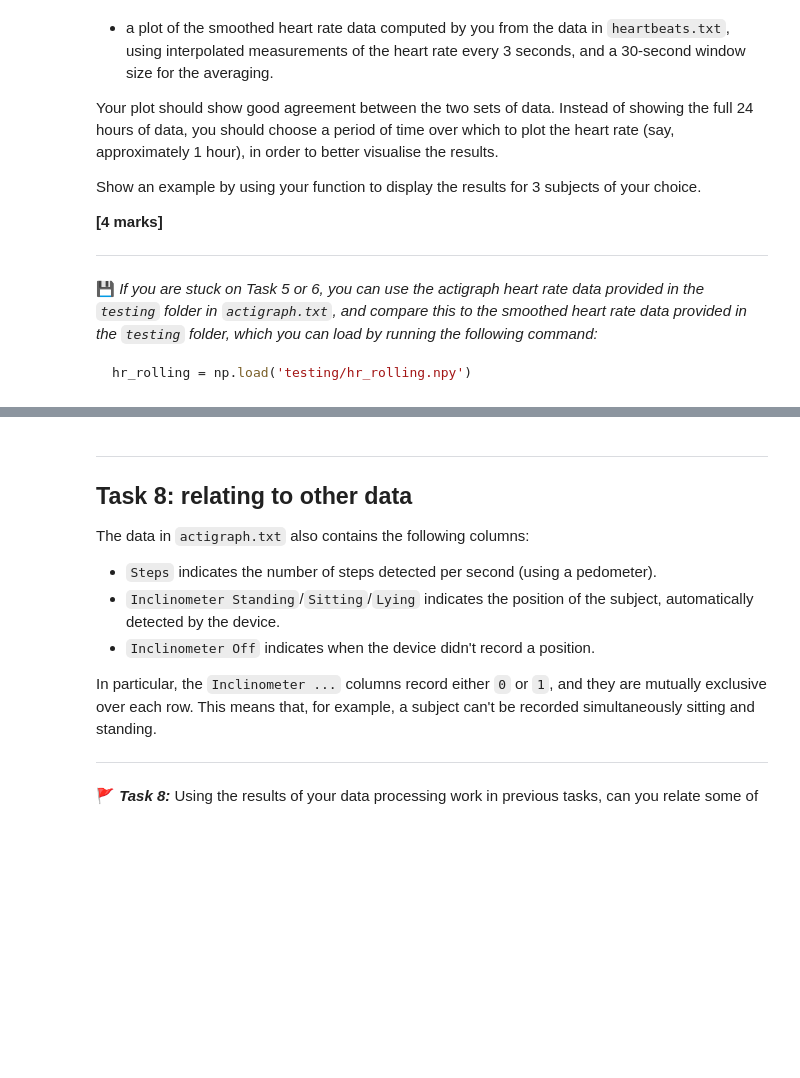
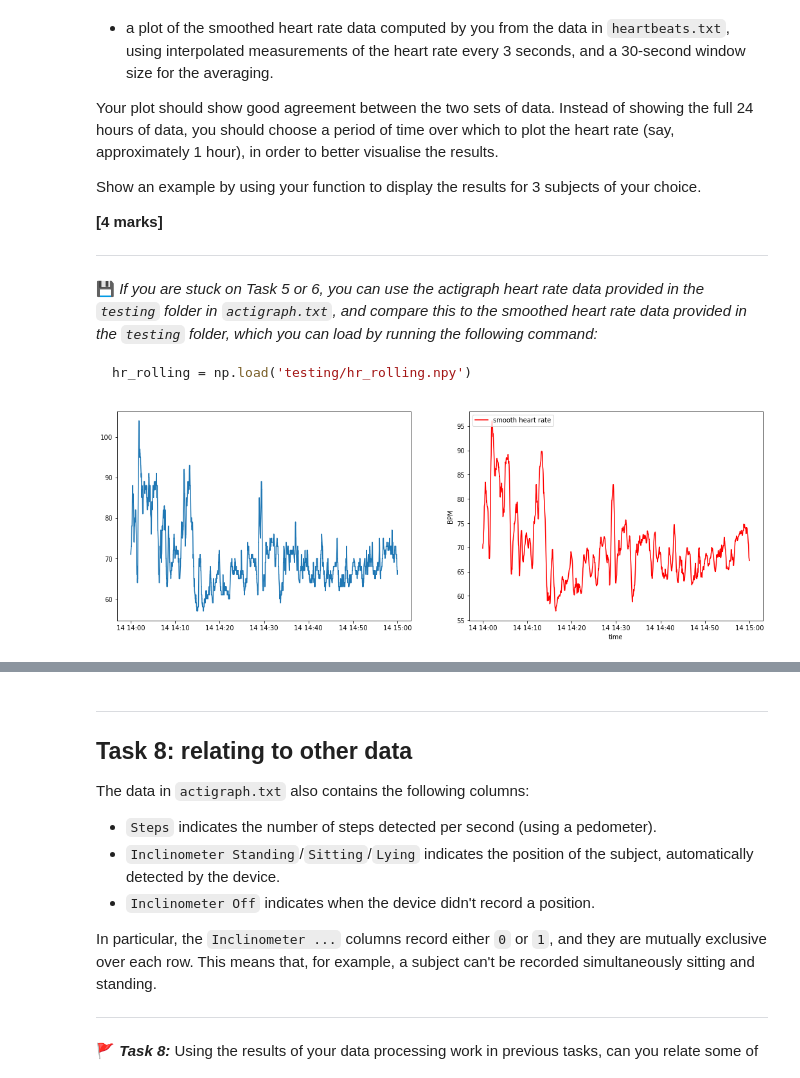
Before and after one commit to yuyuxia112/pp-project-1, a Jupyter notebook: project-1.ipynb, the cells around one changed output, grey strips where cells are left out. Saved outputs shown, nothing was run; the diff lists cells and outputs as text; code cells hidden in the pictures; blank space fills up the shorter version.

````diff
--- a/project-1.ipynb
+++ b/project-1.ipynb
@@ -290,6 +466,21 @@ Note that `hr_rolling` will be shorter than the length of your interpolated hear
 **[4 marks]**
 # %%
 def rolling_average(times, hr, time_delta, window):
+    '''
+    Calculate the moving average to smooth the data
+    input:times(array-datetime64[s]);hr(array-float);time_delta(array-timedelta64),window(array-timedelta64)
+    output:hr_rolling(array-float)
+    '''
+    # Call the function to get the times_interp,hr_interp
+    times_interp,hr_interp = generate_interpolated_hr(times, hr, time_delta)
+    hr_rolling= []
+    n = int(window/time_delta) # calculate the rolling time
+    for i in range(n,len(times_interp)):
+          a = np.sum(hr_interp[i-n+1:i+1])/n # Calculate the average value
+          hr_rolling.append(a)
+
+
+    return hr_rolling
 # %% [markdown]
 ---
 ## Task 7: Putting it all together
@@ -322,4 +513,69 @@ Show an example by using your function to display the results for 3 subjects of
 hr_rolling = np.load('testing/hr_rolling.npy')
 ```
 # %%
+import pandas as pd
 def display_heart_rate(subject):
+    '''
+    Show the heart rate chart for the specified time period
+    input:subject(int)
+    '''
+
+
+    # Create a Chart
+    fig, ax = plt.subplots(1,2,figsize = (18,6))
+
+    # Read the actigraph data and save it to heart_rate_data
+    file = np.loadtxt(f'dataset/subject_{subject}/actigraph.txt',dtype=str,delimiter=',',skiprows=1)
+    heart_rate_data = np.array(file[:,2],dtype = 'float')
+    time = np.array(file[:,1],dtype='datetime64[s]')
+    #point,hr_pointUsed to store time，BPM that meet the conditions
+    data = pd.to_datetime(time[0]).date()
+    start_time = np.datetime64(data) + np.timedelta64(14,'h')
+    end_time = np.datetime64(data) + np.timedelta64(15,'h')
+    point1 = []
+    hr_point1 = []
+
+    for i in range(0,len(time)):
+        if time[i]>=start_time and time[i]<=end_time:#Check whether it is within the specified time
+            point1.append(time[i])
+            hr_point1.append(heart_rate_data[i])
+        elif time[i]> end_time:#over the end time, the loop ends
+            break
+
+    #obtain smoothed heart rate data
+    intervals,times_raw = read_heartbeat_data(subject)
+    hr_raw = hr_from_intervals(intervals)
+    times,hr = clean_data(times_raw, hr_raw, 1, 99)
+    times_interp = generate_interpolated_hr(times, hr, np.timedelta64(3,'s'))[0]
+    hr_rolling = rolling_average(times, hr, np.timedelta64(3,'s'), np.timedelta64(30,'s'))
+    times_rolling = times_interp[10:] #window/ time_delta
+    #point,hr_pointUsed to store time，BPM that meet the conditions
+    point2 = []
+    hr_point2 = []
+    #Check whether the current time range is within the specified time range
+    for i in range(0,len(times_rolling)):
+        if times_rolling[i]>=start_time and times_rolling[i]<=end_time:#Check whether it is within the specified time
+            point2.append(times_rolling[i])
+            hr_point2.append(hr_rolling[i])
+        elif times_rolling[i] > end_time:#over the end time, the loop ends
+            break
+
+
+    #picture
+    ax[0].plot(point1,hr_point1,'-',label = 'heart rate')
+    ax[1].plot(point2,hr_point2,'-',label='smooth heart rate',color = 'r')
+    plt.legend(loc='upper left',fontsize = 10)
+    plt.xlabel('time')
+    plt.ylabel('BPM')
+    plt.show()
+
+# subject1
+display_heart_rate(2)
+
+#subject2
+display_heart_rate(3)
+
+#subject3
+display_heart_rate(4)
+# %% [output]
+[figure, added]
````
Also changed, not shown: parts of 14 cells of this notebook.
